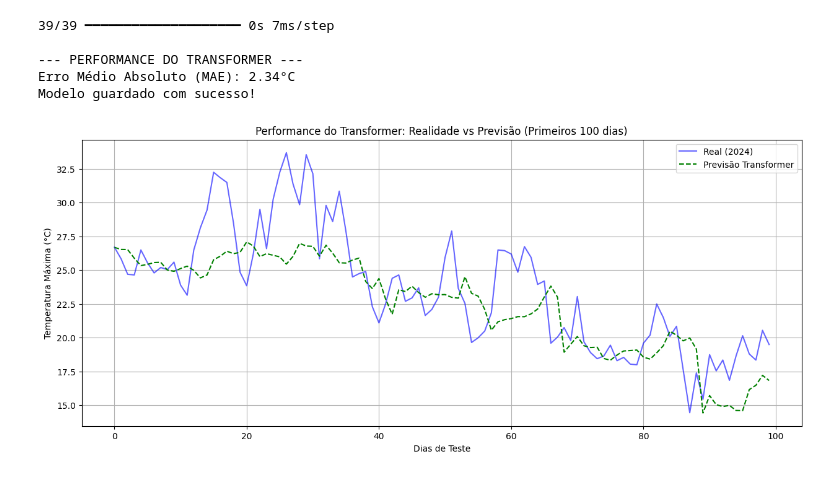
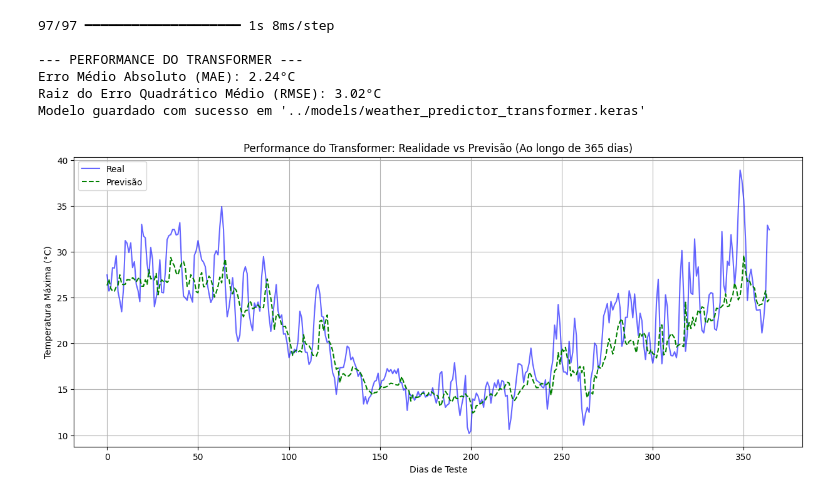
Before and after one commit to DonSaca/Weather_app, a Jupyter notebook: notebooks/03b_Transformer_training.ipynb, the cells around one changed output. Saved outputs shown, nothing was run; the diff lists cells and outputs as text; code cells hidden in the pictures.

```diff
--- a/notebooks/03b_Transformer_training.ipynb
+++ b/notebooks/03b_Transformer_training.ipynb
@@ -107,7 +107,11 @@ Epoch 60/60
 # %%
-from sklearn.metrics import mean_absolute_error
+from sklearn.metrics import mean_absolute_error, mean_squared_error
+import os
+if not os.path.exists('../models'):
+    os.makedirs('../models')
 
-# 1. Fazer previsões
+
+
 y_pred_scaled = model_tf.predict(X_test)
 
 # 2. Reverter para Celsius
@@ -116,27 +120,31 @@ y_real = scaler_target.inverse_transform(y_test)
 
 # 3. Calcular Erro Médio (MAE)
 mae_tf = mean_absolute_error(y_real, y_pred)
+rmse = np.sqrt(mean_squared_error(y_real, y_pred))
 print(f"\n--- PERFORMANCE DO TRANSFORMER ---")
 print(f"Erro Médio Absoluto (MAE): {mae_tf:.2f}°C")
+print(f"Raiz do Erro Quadrático Médio (RMSE): {rmse:.2f}°C")
 
 # 4. Guardar o modelo
 model_tf.save('../models/weather_predictor_transformer.keras')
-print("Modelo guardado com sucesso!")
+print("Modelo guardado com sucesso em '../models/weather_predictor_transformer.keras'")
 # %% [output]
-39/39 ━━━━━━━━━━━━━━━━━━━━ 0s 7ms/step
+97/97 ━━━━━━━━━━━━━━━━━━━━ 1s 8ms/step
 
 --- PERFORMANCE DO TRANSFORMER ---
-Erro Médio Absoluto (MAE): 2.34°C
-Modelo guardado com sucesso!
+Erro Médio Absoluto (MAE): 2.24°C
+Raiz do Erro Quadrático Médio (RMSE): 3.02°C
+Modelo guardado com sucesso em '../models/weather_predictor_transformer.keras'
 # %%
+#Criar figura
 plt.figure(figsize=(15, 6))
-plt.plot(y_real[:100], label='Real (2024)', color='blue', alpha=0.6)
-plt.plot(y_pred[:100], label='Previsão Transformer', color='green', linestyle='--')
-plt.title('Performance do Transformer: Realidade vs Previsão (Primeiros 100 dias)')
+plt.plot(y_real[:365], label='Real', color='blue', alpha=0.6)
+plt.plot(y_pred[:365], label='Previsão', color='green', linestyle='--')
+plt.title('Performance do Transformer: Realidade vs Previsão (Ao longo de 365 dias)')
 plt.xlabel('Dias de Teste')
 plt.ylabel('Temperatura Máxima (°C)')
 plt.legend()
 plt.grid(True)
 plt.show()
 # %% [output]
-[figure, old version]
+[figure, new version]
```
Also changed, not shown: parts of 3 cells of this notebook, 10 other files.
